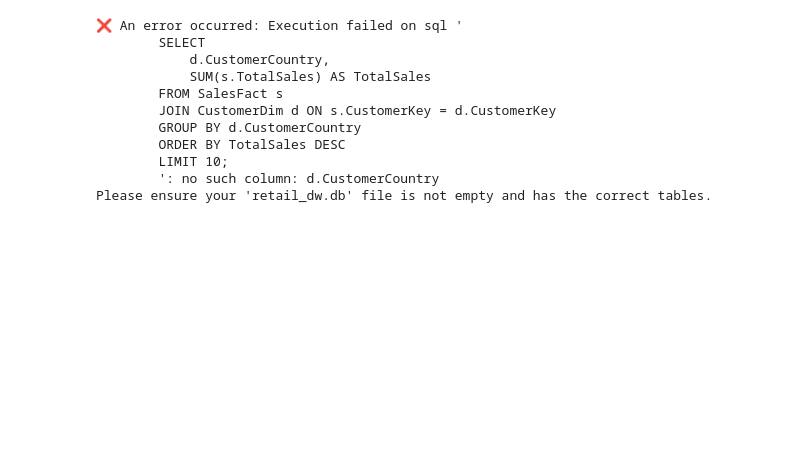
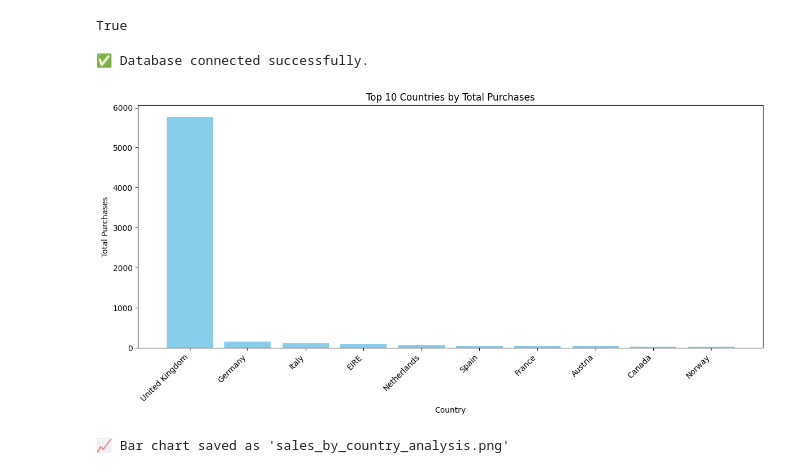
Before and after one commit to Ilham-sy/DSA-2040_Practical_Exam_Ilham_152, a Jupyter notebook: data_warehousing/task3_olap/olap_analysis.ipynb, the cells around one changed output. Saved outputs shown, nothing was run; the diff lists cells and outputs as text; code cells hidden in the pictures; blank space fills up the shorter version.

```diff
--- a/data_warehousing/task3_olap/olap_analysis.ipynb
+++ b/data_warehousing/task3_olap/olap_analysis.ipynb
@@ -49,57 +1,56 @@ conn = sqlite3.connect(r'c:\Users\Ayan\Documents\DSA 2040_Practical_Exam_Ilham_1
+# %%
+import os
+print(os.path.exists(r'c:\Users\Ayan\Documents\DSA 2040_Practical_Exam_Ilham_152\data_warehousing\task2_etl\retail_dw.db'))
+# %% [output]
+True
 # %%
 import sqlite3
 import pandas as pd
 import matplotlib.pyplot as plt
 
-def visualize_top_countries(db_name='retail_dw.db'):
+def visualize_sales_by_country(db_path):
     """
-    Visualizes total sales by the top 10 countries.
+    Visualizes total purchases by country from the database and saves the chart as an image.
     """
     try:
-        conn = sqlite3.connect(r'c:\Users\Ayan\Documents\DSA 2040_Practical_Exam_Ilham_152\data_warehousing\task2_etl\retail_dw.db')
+        conn = sqlite3.connect(db_path)
+        print("✅ Database connected successfully.")
 
-        # The SQL query to get the top 10 countries by total sales
+        # Query total purchases by country
         query = """
-        SELECT
-            d.CustomerCountry,
-            SUM(s.TotalSales) AS TotalSales
-        FROM SalesFact s
-        JOIN CustomerDim d ON s.CustomerKey = d.CustomerKey
-        GROUP BY d.CustomerCountry
-        ORDER BY TotalSales DESC
+        SELECT Country, SUM(TotalPurchases) AS TotalPurchases
+        FROM CustomerDim
+        GROUP BY Country
+        ORDER BY TotalPurchases DESC
         LIMIT 10;
         """
 
-        # Execute the query and load results into a DataFrame
         df = pd.read_sql_query(query, conn)
         conn.close()
 
-        # Create a bar chart from the DataFrame
+        if df.empty:
+            print("⚠️ Query returned no data.")
+            return
+
+        # Plot the bar chart
         plt.figure(figsize=(12, 6))
-        plt.bar(df['CustomerCountry'], df['TotalSales'], color='skyblue')
+        plt.bar(df['Country'], df['TotalPurchases'], color='skyblue')
         plt.xlabel('Country')
-        plt.ylabel('Total Sales')
-        plt.title('Top 10 Countries by Total Sales')
+        plt.ylabel('Total Purchases')
+        plt.title('Top 10 Countries by Total Purchases')
         plt.xticks(rotation=45, ha='right')
         plt.tight_layout()
         plt.savefig('sales_by_country_analysis.png')
+        plt.show()
         print("📈 Bar chart saved as 'sales_by_country_analysis.png'")
 
     except Exception as e:
         print(f"❌ An error occurred: {e}")
-        print("Please ensure your 'retail_dw.db' file is not empty and has the correct tables.")
 
 if __name__ == '__main__':
-    visualize_top_countries()
+    db_path = r'c:\Users\Ayan\Documents\DSA 2040_Practical_Exam_Ilham_152\data_warehousing\task2_etl\retail_dw.db'
+    visualize_sales_by_country(db_path)
 # %% [output]
-❌ An error occurred: Execution failed on sql '
-        SELECT
-            d.CustomerCountry,
-            SUM(s.TotalSales) AS TotalSales
-        FROM SalesFact s
-        JOIN CustomerDim d ON s.CustomerKey = d.CustomerKey
-        GROUP BY d.CustomerCountry
-        ORDER BY TotalSales DESC
-        LIMIT 10;
-        ': no such column: d.CustomerCountry
-Please ensure your 'retail_dw.db' file is not empty and has the correct tables.
+✅ Database connected successfully.
+[figure, added]
+📈 Bar chart saved as 'sales_by_country_analysis.png'
```
Also changed, not shown: parts of 2 cells of this notebook, 7 other files.
